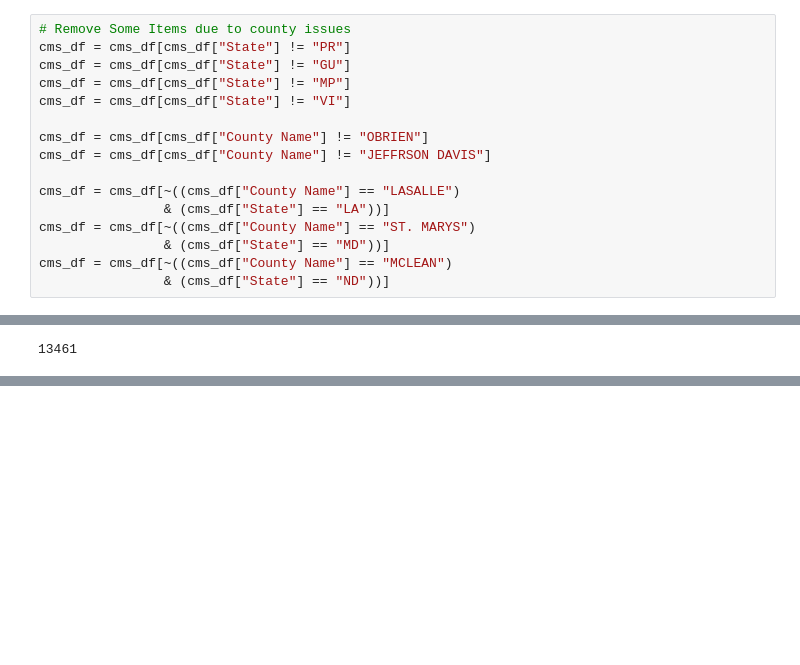
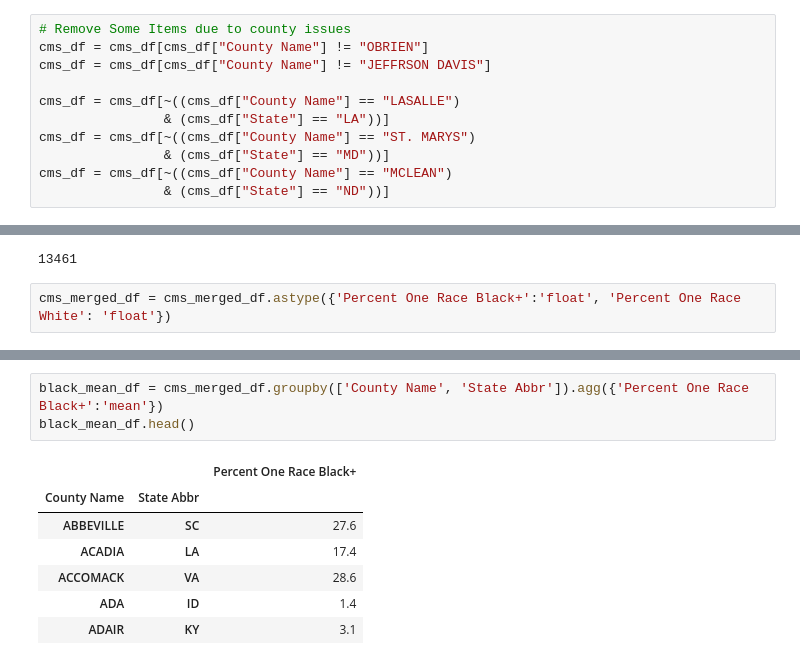
Before and after one commit to fisher1916/healthcare-disparities, a Jupyter notebook: ETL/load_data.ipynb, the cells around one changed output, grey strips where cells are left out. Saved outputs shown, nothing was run; the diff lists cells and outputs as text; blank space fills up the shorter version.

```diff
--- a/ETL/load_data.ipynb
+++ b/ETL/load_data.ipynb
@@ -84,11 +85,6 @@ len(cms_df)
 13478
 # %%
 # Remove Some Items due to county issues
-cms_df = cms_df[cms_df["State"] != "PR"]
-cms_df = cms_df[cms_df["State"] != "GU"]
-cms_df = cms_df[cms_df["State"] != "MP"]
-cms_df = cms_df[cms_df["State"] != "VI"]
-
 cms_df = cms_df[cms_df["County Name"] != "OBRIEN"]
 cms_df = cms_df[cms_df["County Name"] != "JEFFRSON DAVIS"]
 
@@ -214,3 +210,5 @@ Index(['Facility ID', 'Facility Name', 'Address', 'City', 'State_x',
 len(cms_merged_df)
 # %% [output]
 13461
+# %%
+cms_merged_df = cms_merged_df.astype({'Percent One Race Black+':'float', 'Percent One Race White': 'float'})
@@ -216,0 +235,11 @@ len(cms_merged_df)
+# %%
+black_mean_df = cms_merged_df.groupby(['County Name', 'State Abbr']).agg({'Percent One Race Black+':'mean'})
+black_mean_df.head()
+# %% [output]
+|  |  | Percent One Race Black+ |
+| County Name | State Abbr |  |
+| ABBEVILLE | SC | 27.6 |
+| ACADIA | LA | 17.4 |
+| ACCOMACK | VA | 28.6 |
+| ADA | ID | 1.4 |
+| ADAIR | KY | 3.1 |
```
Also changed, not shown: parts of 17 cells of this notebook, 1 other file.
